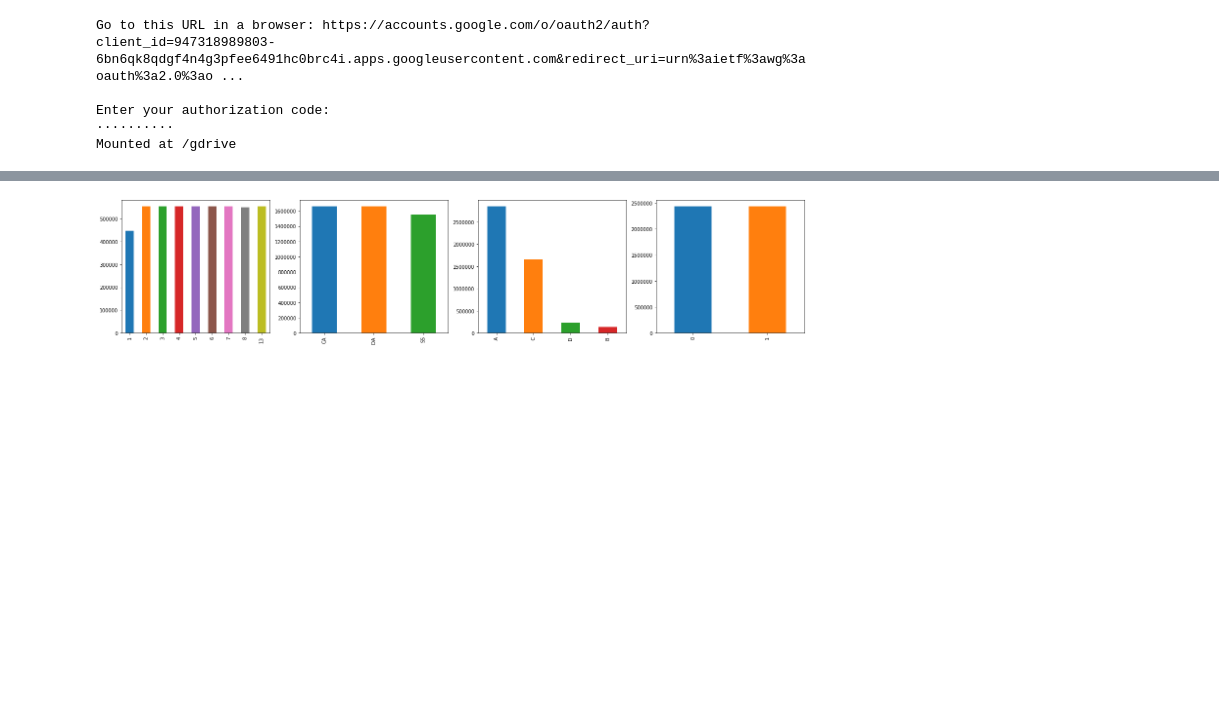
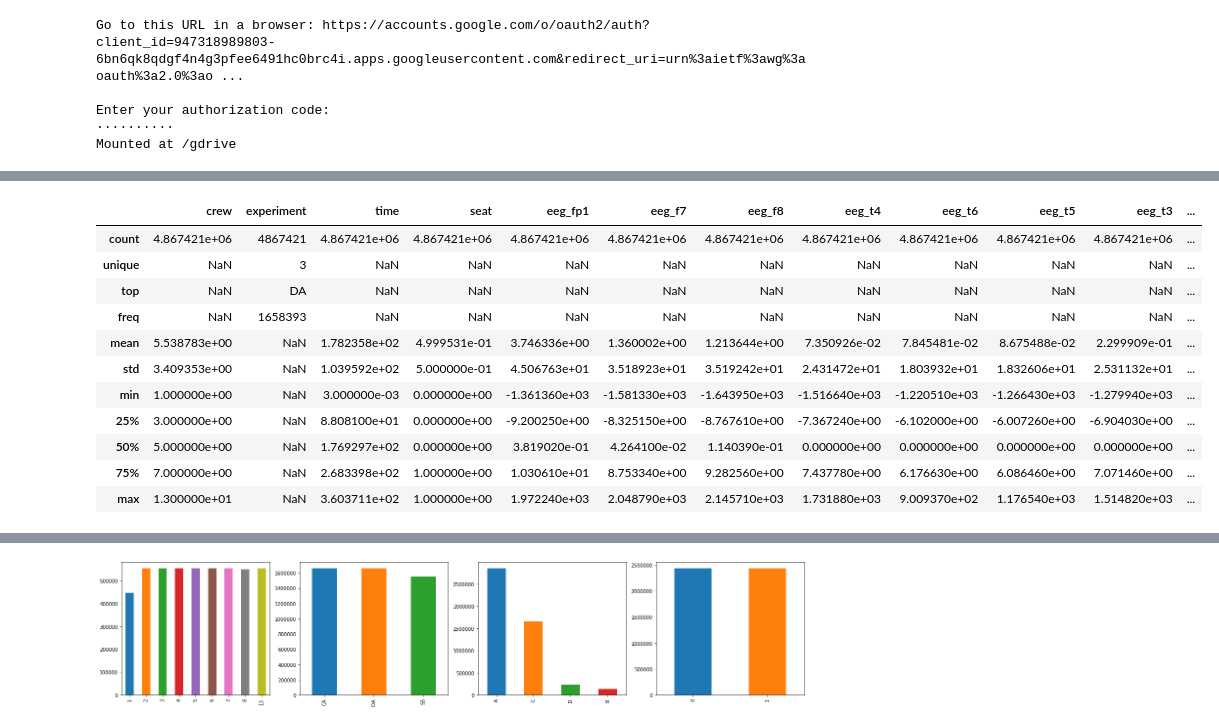
Before and after one commit to joaopamaral/tcc_puc_cdbd, a Jupyter notebook: EDA_TCC.ipynb, the cells around one changed output, grey strips where cells are left out. Drawn from its saved outputs; the diff is of its cells as text; code cells hidden in the pictures; blank space fills up the shorter version.

```diff
--- a/EDA_TCC.ipynb
+++ b/EDA_TCC.ipynb
@@ -49,0 +62,15 @@ Mounted at /gdrive
+# %%
+raw_train_df.describe(include='all')
+# %% [output]
+|  | crew | experiment | time | seat | eeg_fp1 | eeg_f7 | eeg_f8 | eeg_t4 | eeg_t6 | eeg_t5 | eeg_t3 | ... |
+| count | 4.867421e+06 | 4867421 | 4.867421e+06 | 4.867421e+06 | 4.867421e+06 | 4.867421e+06 | 4.867421e+06 | 4.867421e+06 | 4.867421e+06 | 4.867421e+06 | 4.867421e+06 | ... |
+| unique | NaN | 3 | NaN | NaN | NaN | NaN | NaN | NaN | NaN | NaN | NaN | ... |
+| top | NaN | DA | NaN | NaN | NaN | NaN | NaN | NaN | NaN | NaN | NaN | ... |
+| freq | NaN | 1658393 | NaN | NaN | NaN | NaN | NaN | NaN | NaN | NaN | NaN | ... |
+| mean | 5.538783e+00 | NaN | 1.782358e+02 | 4.999531e-01 | 3.746336e+00 | 1.360002e+00 | 1.213644e+00 | 7.350926e-02 | 7.845481e-02 | 8.675488e-02 | 2.299909e-01 | ... |
+| std | 3.409353e+00 | NaN | 1.039592e+02 | 5.000000e-01 | 4.506763e+01 | 3.518923e+01 | 3.519242e+01 | 2.431472e+01 | 1.803932e+01 | 1.832606e+01 | 2.531132e+01 | ... |
+| min | 1.000000e+00 | NaN | 3.000000e-03 | 0.000000e+00 | -1.361360e+03 | -1.581330e+03 | -1.643950e+03 | -1.516640e+03 | -1.220510e+03 | -1.266430e+03 | -1.279940e+03 | ... |
+| 25% | 3.000000e+00 | NaN | 8.808100e+01 | 0.000000e+00 | -9.200250e+00 | -8.325150e+00 | -8.767610e+00 | -7.367240e+00 | -6.102000e+00 | -6.007260e+00 | -6.904030e+00 | ... |
+| 50% | 5.000000e+00 | NaN | 1.769297e+02 | 0.000000e+00 | 3.819020e-01 | 4.264100e-02 | 1.140390e-01 | 0.000000e+00 | 0.000000e+00 | 0.000000e+00 | 0.000000e+00 | ... |
+| 75% | 7.000000e+00 | NaN | 2.683398e+02 | 1.000000e+00 | 1.030610e+01 | 8.753340e+00 | 9.282560e+00 | 7.437780e+00 | 6.176630e+00 | 6.086460e+00 | 7.071460e+00 | ... |
+| max | 1.300000e+01 | NaN | 3.603711e+02 | 1.000000e+00 | 1.972240e+03 | 2.048790e+03 | 2.145710e+03 | 1.731880e+03 | 9.009370e+02 | 1.176540e+03 | 1.514820e+03 | ... |
```
Also changed, not shown: parts of 15 cells of this notebook.
